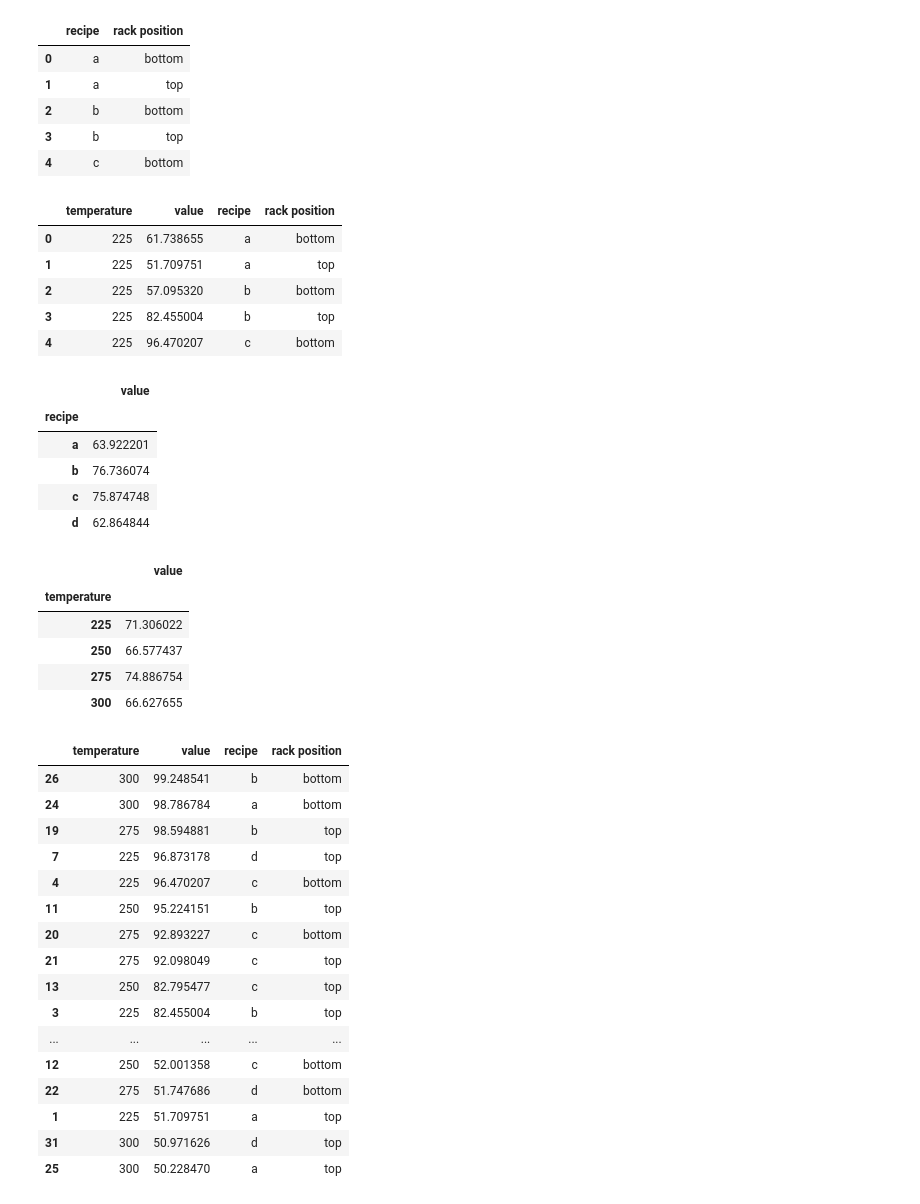
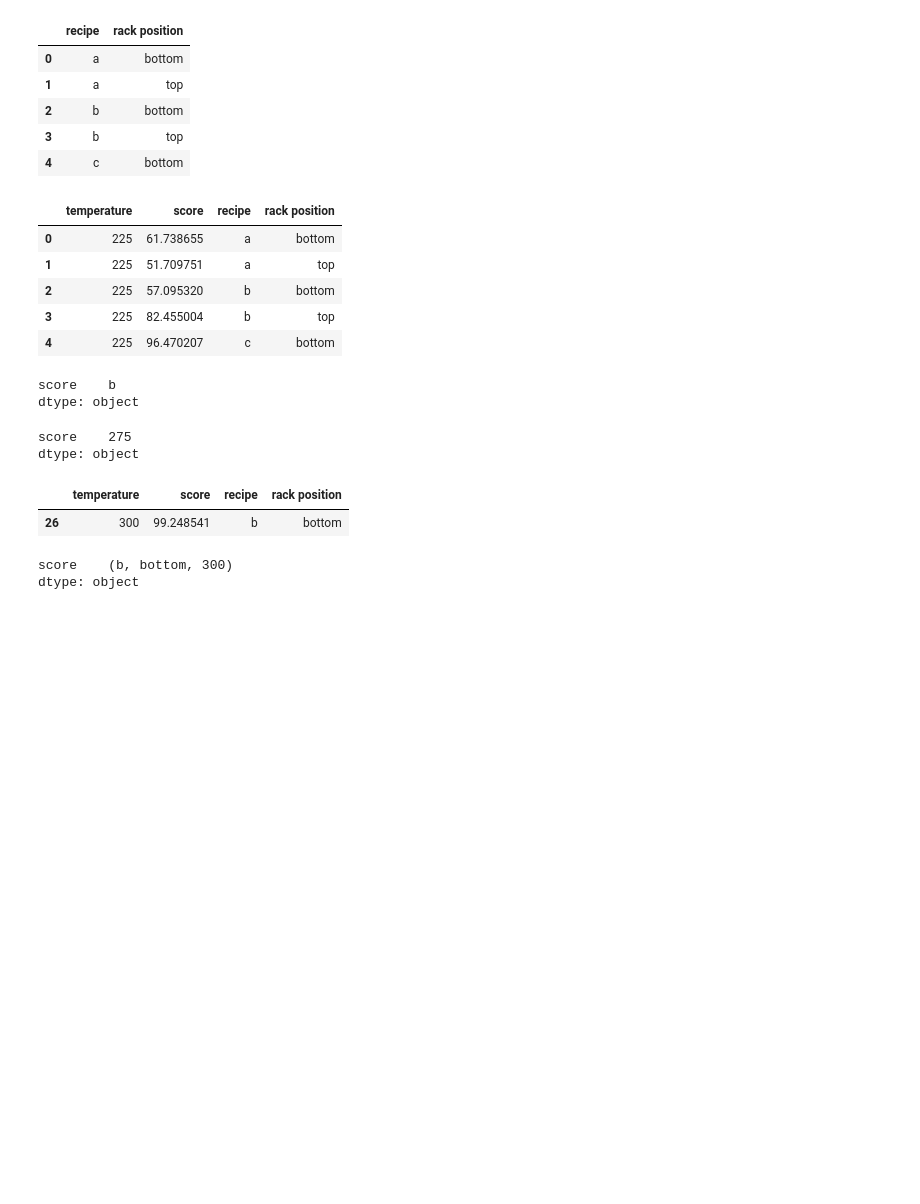
Before and after one commit to cristinalucin/classification-exercises, a Jupyter notebook: tidy_data.ipynb, the cells around one changed output. Cells and saved outputs as stored; diff of their text form; code cells hidden in the pictures; blank space fills up the shorter version.

```diff
--- a/tidy_data.ipynb
+++ b/tidy_data.ipynb
@@ -171,5 +168,5 @@ cake_recipes
 # %%
 #b. Tidy the data as necessary.
 cake_melt= cake_recipes.melt(id_vars = 'recipe:position',
-                  var_name = 'temperature')
+                  var_name = 'temperature', value_name = 'score')
 # %%
@@ -231,7 +206,7 @@ recipe_position_df.head()
 cake_recipes_2 = pd.concat([cake_melt, recipe_position_df], axis=1).drop(columns='recipe_position')
 cake_recipes_2.head()
 # %% [output]
-|  | temperature | value | recipe | rack position |
+|  | temperature | score | recipe | rack position |
 | 0 | 225 | 61.738655 | a | bottom |
 | 1 | 225 | 51.709751 | a | top |
 | 2 | 225 | 57.095320 | b | bottom |
@@ -239,44 +214,27 @@ cake_recipes_2.head()
 | 4 | 225 | 96.470207 | c | bottom |
 # %%
 # c. Which recipe, on average, is the best? recipe b
-cake_recipes_2.groupby('recipe').mean()
+cake_recipes_2.groupby('recipe').mean().idxmax() #idx max shows where it holds the value
 # %% [output]
-|  | value |
-| recipe |  |
-| a | 63.922201 |
-| b | 76.736074 |
-| c | 75.874748 |
-| d | 62.864844 |
+score    b
+dtype: object
 # %%
 #d. Which oven temperature, on average, produces the best results?
 #275
-cake_recipes_2.groupby('temperature').mean()
+cake_recipes_2.groupby('temperature').mean().idxmax()
 # %% [output]
-|  | value |
-| temperature |  |
-| 225 | 71.306022 |
-| 250 | 66.577437 |
-| 275 | 74.886754 |
-| 300 | 66.627655 |
+score    275
+dtype: object
 # %%
 # e. Which combination of recipe, rack position, and temperature gives the best result?
 # recipe b, bottom rack, 300 degrees
-cake_recipes_2.sort_values(by = 'value', ascending = False)
+cake_recipes_2.sort_values(by = 'score', ascending = False).head(1)
 # %% [output]
-|  | temperature | value | recipe | rack position |
+|  | temperature | score | recipe | rack position |
 | 26 | 300 | 99.248541 | b | bottom |
-| 24 | 300 | 98.786784 | a | bottom |
-| 19 | 275 | 98.594881 | b | top |
-| 7 | 225 | 96.873178 | d | top |
-| 4 | 225 | 96.470207 | c | bottom |
-| 11 | 250 | 95.224151 | b | top |
-| 20 | 275 | 92.893227 | c | bottom |
-| 21 | 275 | 92.098049 | c | top |
-| 13 | 250 | 82.795477 | c | top |
-| 3 | 225 | 82.455004 | b | top |
-| ... | ... | ... | ... | ... |
-| 12 | 250 | 52.001358 | c | bottom |
-| 22 | 275 | 51.747686 | d | bottom |
-| 1 | 225 | 51.709751 | a | top |
-| 31 | 300 | 50.971626 | d | top |
-| 25 | 300 | 50.228470 | a | top |
+# %%
+#Class solution using groupby recipe
+cake_recipes_2.groupby(['recipe', 'rack position', 'temperature']).mean().idxmax()
+# %% [output]
+score    (b, bottom, 300)
+dtype: object
```
Also changed, not shown: parts of 9 cells of this notebook.
